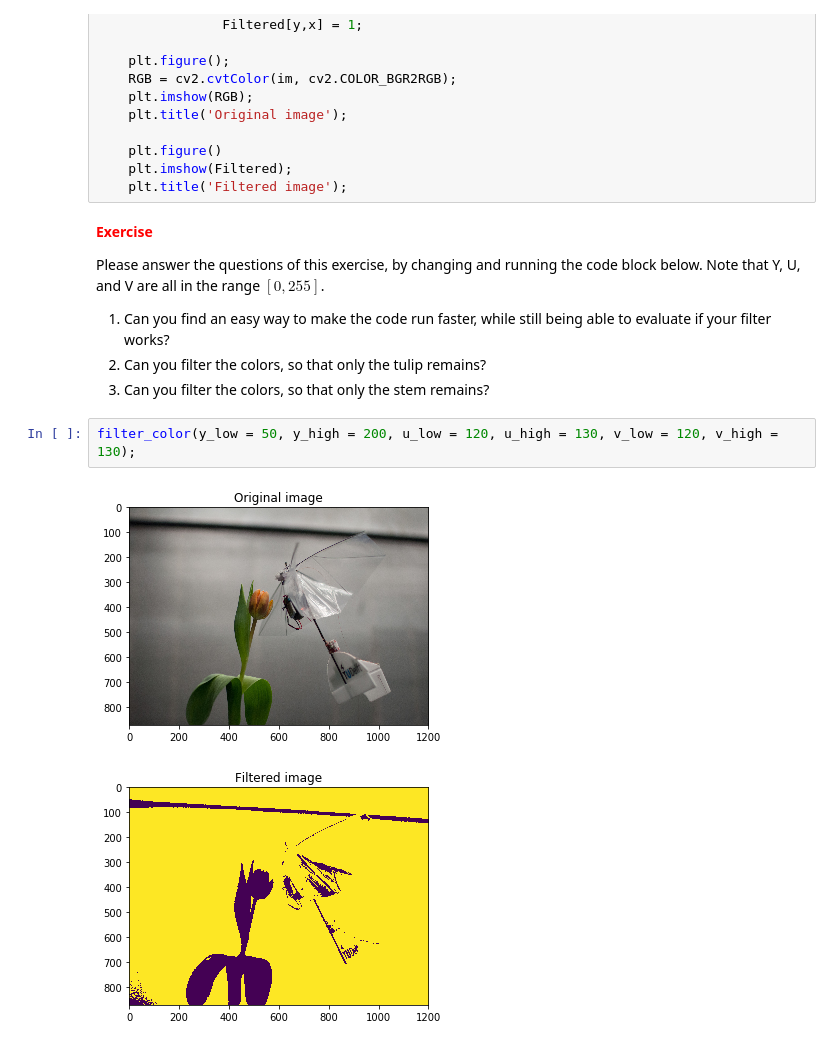
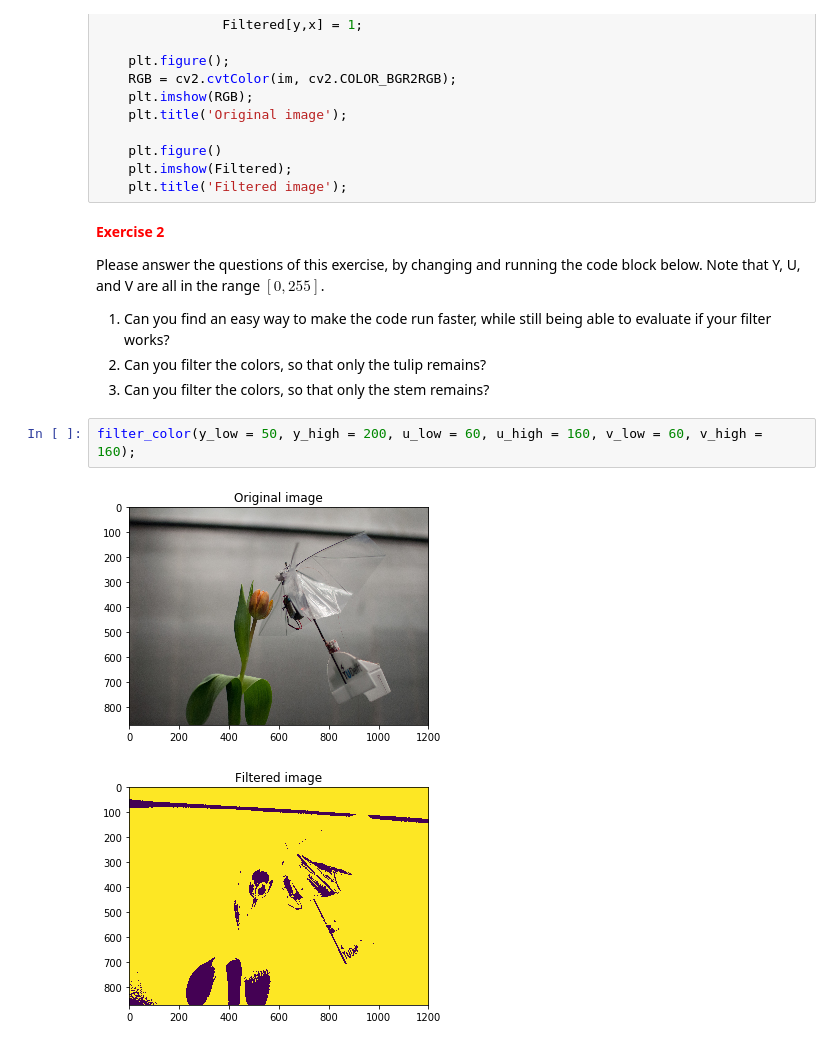
Before and after one commit to guidoAI/YUV_notebook, a Jupyter notebook: YUV.ipynb, the cells around one changed output. Cells and saved outputs as stored; diff of their text form.

```diff
--- a/YUV.ipynb
+++ b/YUV.ipynb
@@ -54,7 +54,7 @@ def filter_color(image_name = 'DelFly_tulip.jpg', y_low = 50, y_high = 200, \
     plt.imshow(Filtered);
     plt.title('Filtered image');
 # %% [markdown]
-<font color='red'><B>Exercise</B></font>
+<font color='red'><B>Exercise 2</B></font>
 
 Please answer the questions of this exercise, by changing and running the code block below. Note that Y, U, and V are all in the range $[0, 255]$.
 
@@ -62,7 +62,7 @@ Please answer the questions of this exercise, by changing and running the code b
 2. Can you filter the colors, so that only the tulip remains?
 3. Can you filter the colors, so that only the stem remains?
 # %%
-filter_color(y_low = 50, y_high = 200, u_low = 120, u_high = 130, v_low = 120, v_high = 130);
+filter_color(y_low = 50, y_high = 200, u_low = 60, u_high = 160, v_low = 60, v_high = 160);
 # %% [output]
 [figure]
-[figure, old version]
+[figure, new version]
```
Also changed, not shown: parts of 2 cells of this notebook.
